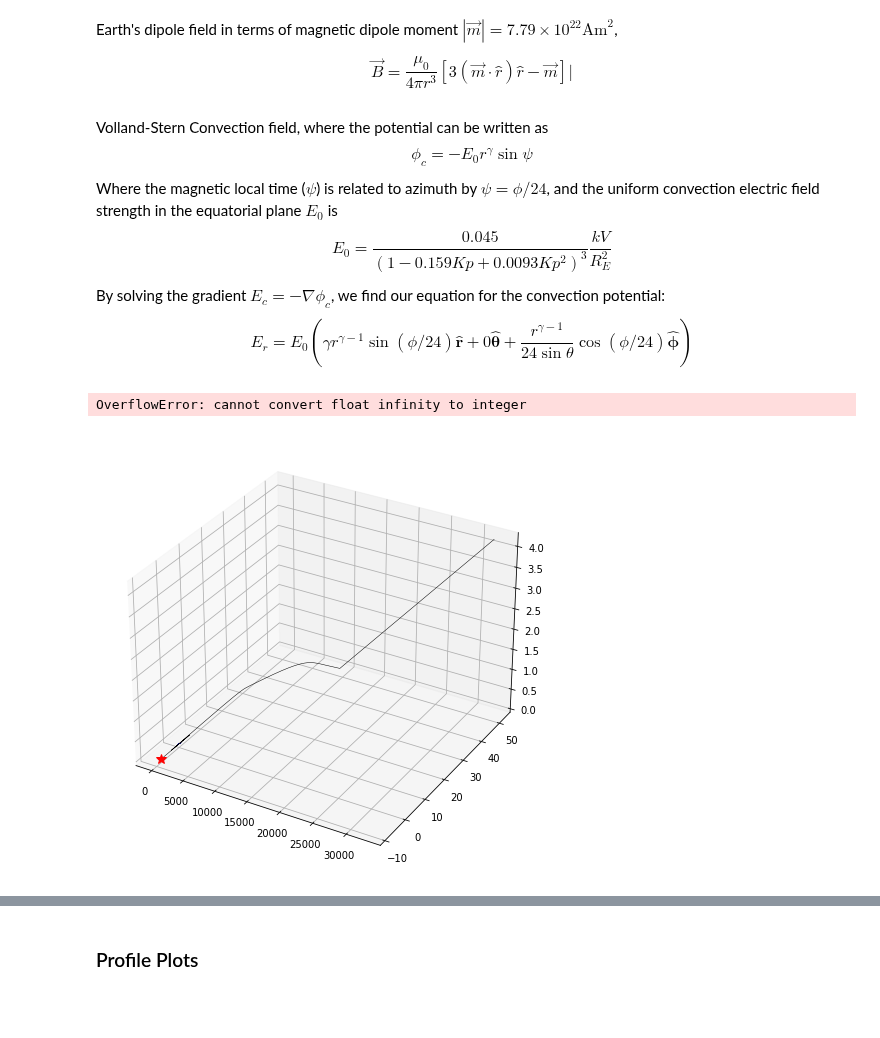
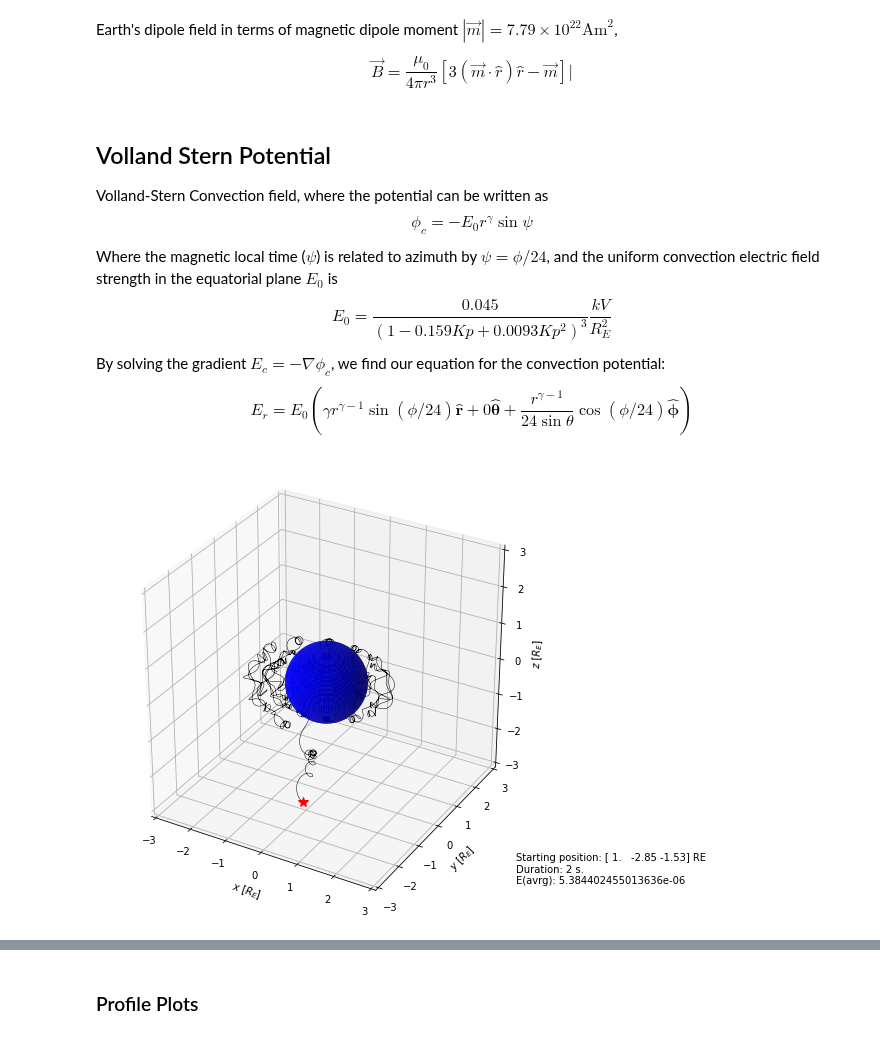
Before and after one commit to argallmr/imef, a Jupyter notebook: particle-tracing/boris-tracing/Dipole-VS.ipynb, the cells around one changed output, grey strips where cells are left out. Cells and saved outputs as stored; diff of their text form; code cells hidden in the pictures; blank space fills up the shorter version.

```diff
--- a/particle-tracing/boris-tracing/Dipole-VS.ipynb
+++ b/particle-tracing/boris-tracing/Dipole-VS.ipynb
@@ -41,4 +48,4 @@ def mag(vec):
 # %% [markdown]
 Earth's dipole field in terms of magnetic dipole moment $|\vec{m}|=7.79 \times 10^{22} \mathrm{Am}^{2}$,
 
-$$\vec{B}=\frac{\mu_{0}}{4 \pi r^{3}}[3(\vec{m} \cdot \hat{r}) \hat{r}-\vec{m}] \tag{Garcia-Farieta 2019; Eq. 1}|$$
+$$\vec{B}=\frac{\mu_{0}}{4 \pi r^{3}}[3(\vec{m} \cdot \hat{r}) \hat{r}-\vec{m}] \tag{Garcia-Farieta 2019; 1}|$$
@@ -59,4 +52,5 @@ def B(r):
 # %% [markdown]
+## Volland Stern Potential
 Volland-Stern Convection field, where the potential can be written as
 $$\phi_{c}=-E_{0} r^{\gamma} \sin \psi \tag{Ferradas 2017; 1.16}$$
 Where the magnetic local time ($\psi$) is related to azimuth by $\psi = \phi/24$, and the  uniform convection electric field strength in the equatorial plane $E_0$ is
@@ -108,17 +64,17 @@ Constants
 '''
 
 kp = 1.0        # kp index
-gs = 2.0        # shileding constant
+gs = 2.0        # shielding constant
 RE = 6371000    # radius of earth [m]
 mp = 1.6e-27    # proton mass [kg]
 me = 9.1e-31    # electron mass [kg]
 qe = 1.603E-19  # proton charge [C]
 
-dt = 0.01
-tf = 4500
+dt = 1e-4
+tf = 2
 steps = int(tf/dt)
 
-tdat = np.zeros(steps)
+tdat = np.zeros(steps-1)
 rdat = np.zeros((steps,3))
 vdat =  np.zeros((steps,3))
 
@@ -126,10 +82,9 @@ vdat =  np.zeros((steps,3))
 m = 4.*mp
 q = 2.*qe
 
-
 # set initial conditions
-rdat[0] = np.array([1., -7.85, -1.53])
-vdat[0] = np.array([0.,.3,.3])
+rdat[0] = np.array([1., -2.85, -1.53])  # [RE]
+vdat[0] = np.array([.4,.12,.3])          # [m/s]
 
 '''
 # example
@@ -138,10 +93,10 @@ vdat[0] = np.array([0.,.3,.3])
 '''
 
 # ELECTRIC FIELD TESTING
-edat = np.zeros((steps,3))
+edat = [] #np.zeros((steps,3))
 # %%
 # boris particle tracing
-wcount = 0
+
 for i in range(0, steps-1):
 
         r = rdat[i]
@@ -149,15 +104,15 @@ for i in range(0, steps-1):
 
         tdat[i] = i*dt
 
-        # compute B-field
-        B0 = B(r)
+        # compute B-field [T]
+        B0 = B_dipole(r)
         # B0 = np.array([0.,0.,0.])
 
-        # compute E-field
-        E = vs_efield(r, gs, kp)*(1e7)
+        # compute E-field [mV/m]
+        E = vs_efield(r, gs, kp)
 
         # take E value for testing
-        edat[i] = E
+        edat.append(mag(E))
 
         c0 = (dt*q*B0)/(2*m)
 
@@ -196,35 +151,34 @@ earth3D(1)
 ranges = []
 ranges.append(math.ceil(max(abs(rdat[:,0]))))
 ranges.append(math.ceil(min(abs(rdat[:,0]))))
 ranges.append(math.ceil(max(abs(rdat[:,1]))))
 ranges.append(math.ceil(min(abs(rdat[:,1]))))
 ranges.append(math.ceil(max(abs(rdat[:,2]))))
 ranges.append(math.ceil(min(abs(rdat[:,2]))))
 
 axrng = max(ranges)
 
 ax.set_xlim([-axrng, axrng])
 ax.set_ylim([-axrng, axrng])
 ax.set_zlim([-axrng, axrng])
 
 # plot attributes
 ax.set_box_aspect([1,1,1])
 ax.set_xlabel("$x$ [$R_E$]")
 ax.set_ylabel("$y$ [$R_E$]")
 ax.set_zlabel("$z$ [$R_E$]")
 
 # average efield
 eavrg = np.mean(edat)
 
 # helpful text
-ax.text2D(0.95, 0.05, f"Starting position: {rdat[0]} \nDuration: {tf} s. \nE(avrg): {eavrg}",
+ax.text2D(0.95, 0.05, f"Starting position: {rdat[0]} RE \nDuration: {tf} s. \nE(avrg): {eavrg}",
 transform=ax.transAxes)
 
 # save figure
-fname = 'plot_ptrace_start'
-plt.savefig('../bin/'+fname+'.png',bbox_inches='tight', dpi=150)
+# fname = 'plot_ptrace_start'
+# plt.savefig('../bin/'+fname+'.png',bbox_inches='tight', dpi=150)
 
 plt.show()
 # %% [output]
-OverflowError: cannot convert float infinity to integer
-[figure, old version]
+[figure, new version]
```
Also changed, not shown: parts of 9 cells of this notebook.
